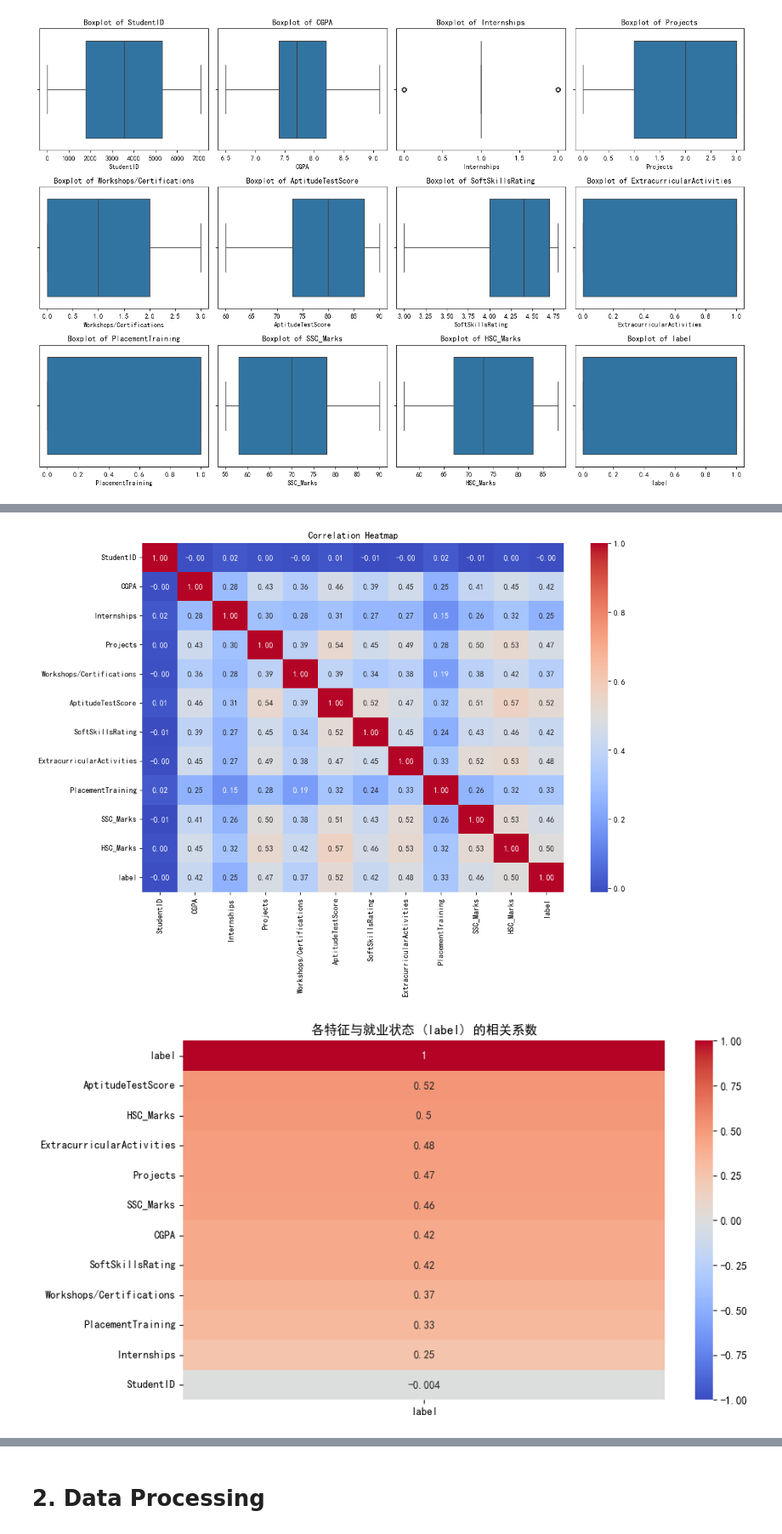
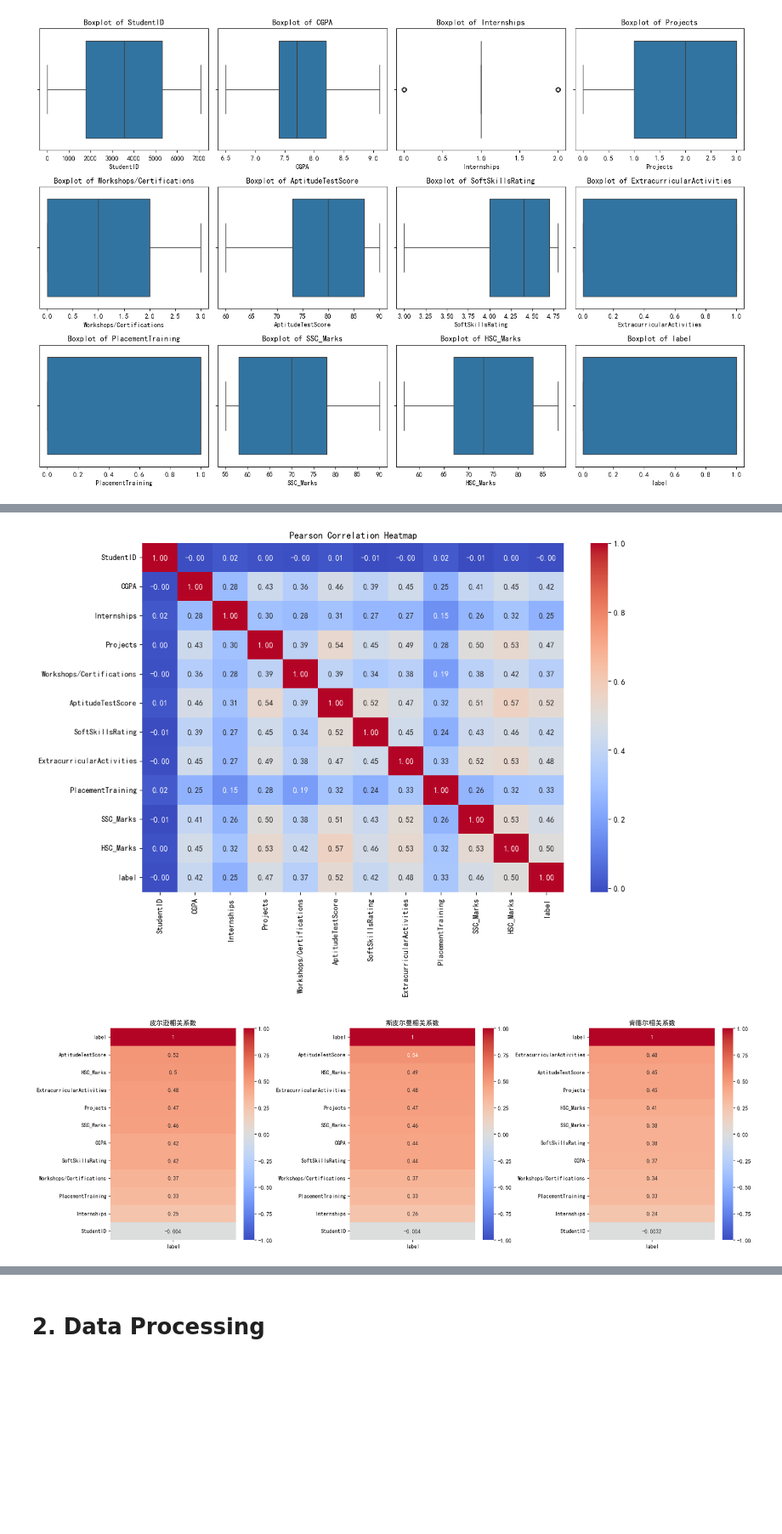
Before and after one commit to Meisenheimer/COMP5434-Big-Data-Computing, a Jupyter notebook: code/Task 1/Data Analysis.ipynb, the cells around one changed output, grey strips where cells are left out. Shown at 85% size. Drawn from its saved outputs; the diff is of its cells as text; code cells hidden in the pictures; blank space fills up the shorter version.

```diff
--- a/code/Task 1/Data Analysis.ipynb
+++ b/code/Task 1/Data Analysis.ipynb
@@ -144,19 +252,32 @@ plt.show()
 # %%
-# 查看各特征与目标变量的相关性
+# 查看各特征与目标变量的线性相关性
 plt.figure(figsize=(12, 8))
 correlation_matrix = df[numeric_columns].corr()
 sns.heatmap(correlation_matrix, annot=True, cmap='coolwarm', fmt='.2f')
-plt.title("Correlation Heatmap")
+plt.title("Pearson Correlation Heatmap")
 plt.show()
 # %% [output]
-[figure, old version]
+[figure, new version]
 # %%
-# 计算相关系数并绘图
-plt.figure(figsize=(10, 6))
-corr = df.corr(numeric_only=True)
-sns.heatmap(corr[['label']].sort_values(by='label', ascending=False),
-            annot=True, cmap='coolwarm', vmin=-1, vmax=1)
-plt.title("各特征与就业状态 (label) 的相关系数")
+methods = [
+    ('pearson', '皮尔逊相关系数'),
+    ('spearman', '斯皮尔曼相关系数'),
+    ('kendall', '肯德尔相关系数')
+]
+
+# 创建画布
+plt.figure(figsize=(18, 6))
+
+# 使用循环绘制三个子图
+for i, (method, title) in enumerate(methods, 1):
+    plt.subplot(1, 3, i)
+    corr = df.corr(method=method, numeric_only=True)
+    sns.heatmap(corr[['label']].sort_values(by='label', ascending=False),
+                annot=True, cmap='coolwarm', vmin=-1, vmax=1)
+    plt.title(title)
+
+# 调整布局并显示
+plt.tight_layout()
 plt.show()
 # %% [output]
-[figure, old version]
+[figure, new version]
```
Also changed, not shown: parts of 24 cells of this notebook, 13 other files.
